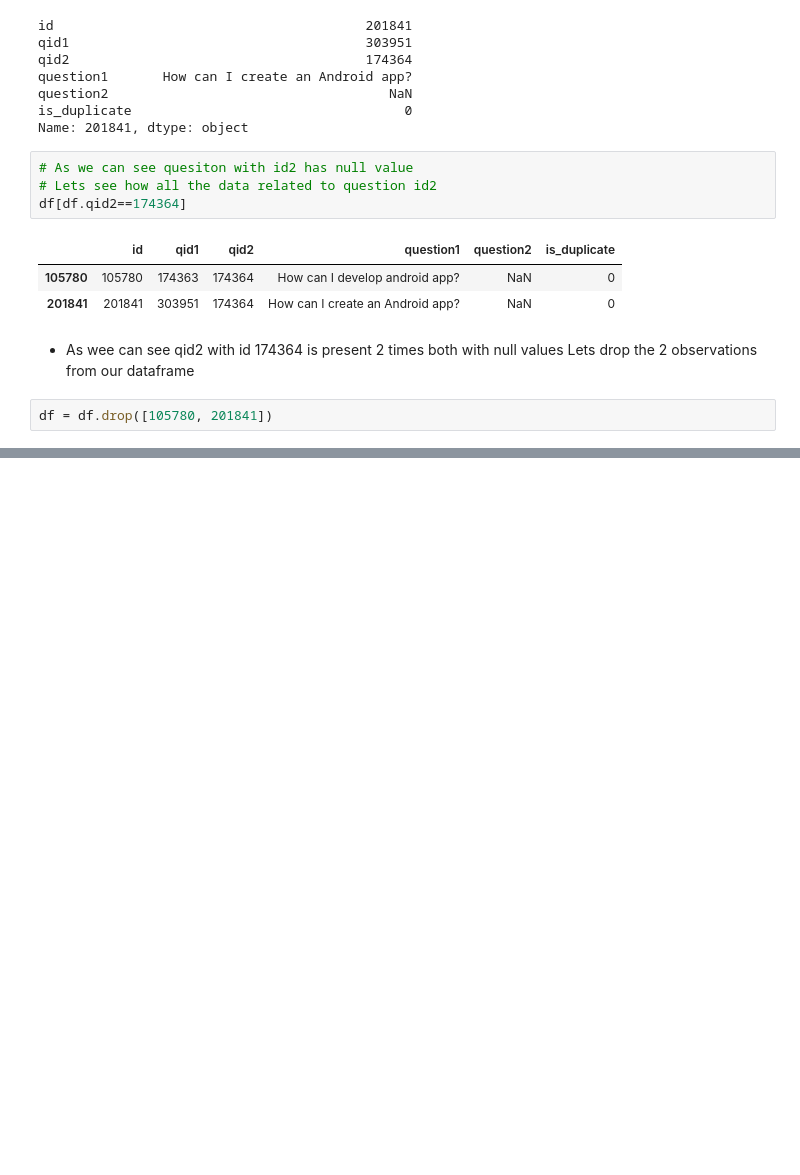
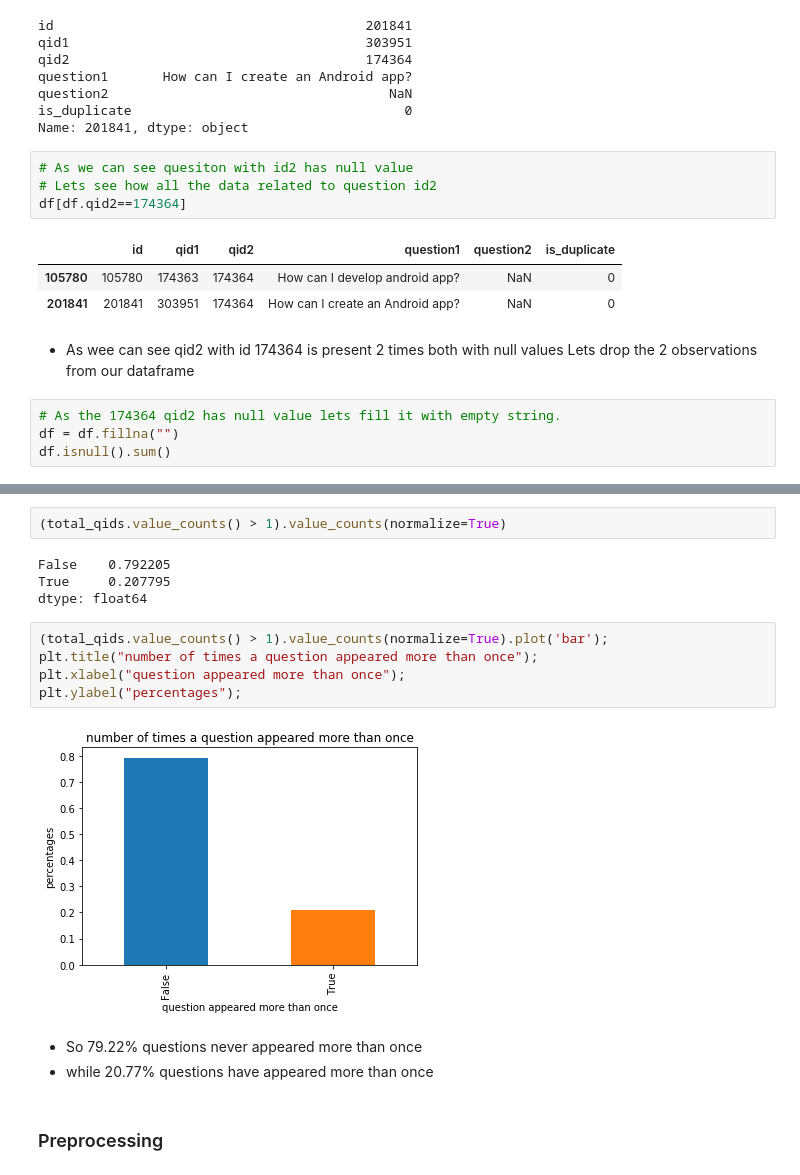
Before and after one commit to Kali-Dev/quora_question_pair, a Jupyter notebook: quora question pair similarity.ipynb, the cells around one changed output, grey strips where cells are left out. Cells and saved outputs as stored; diff of their text form; blank space fills up the shorter version.

Commit message:
feat: Done data visualization and feature extraction

```diff
--- a/quora question pair similarity.ipynb
+++ b/quora question pair similarity.ipynb
@@ -232,5 +171,7 @@ df[df.qid2==174364]
 | 201841 | 201841 | 303951 | 174364 | How can I create an Android app? | NaN | 0 |
 # %% [markdown]
 - As wee can see qid2 with id 174364 is present 2 times both with null values Lets drop the 2 observations from our dataframe
-# %%
-df = df.drop([105780, 201841])
+# %%
+# As the 174364 qid2 has null value lets fill it with empty string.
+df = df.fillna("")
+df.isnull().sum()
@@ -236,0 +239,18 @@ df = df.drop([105780, 201841])
+# %%
+(total_qids.value_counts() > 1).value_counts(normalize=True)
+# %% [output]
+False    0.792205
+True     0.207795
+dtype: float64
+# %%
+(total_qids.value_counts() > 1).value_counts(normalize=True).plot('bar');
+plt.title("number of times a question appeared more than once");
+plt.xlabel("question appeared more than once");
+plt.ylabel("percentages");
+# %% [output]
+[figure, added]
+# %% [markdown]
+- So 79.22% questions never appeared more than once
+- while 20.77% questions have appeared more than once
+# %% [markdown]
+### Preprocessing
```
Also changed, not shown: parts of 80 cells of this notebook.
